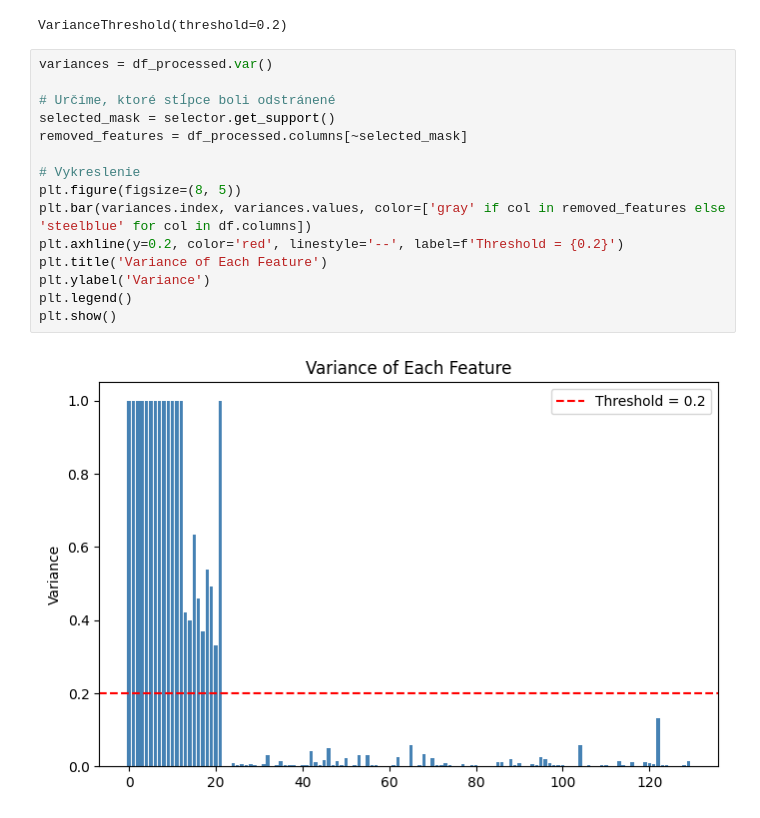
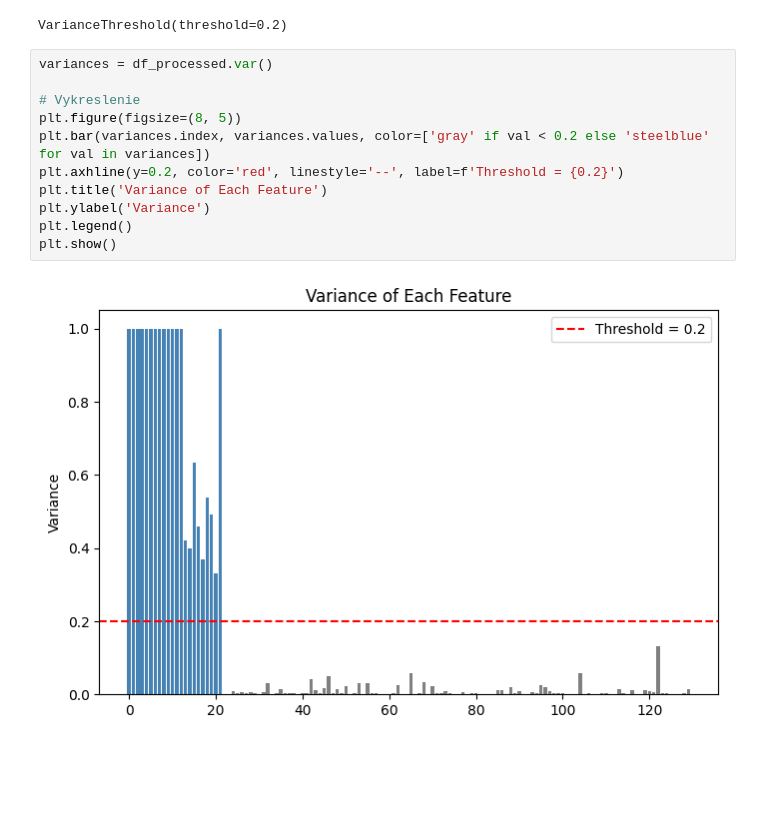
Before and after one commit to Michzru/Critical-oxygen-saturation-estimation, a Jupyter notebook: phase_2.ipynb, the cells around one changed output. Cells and saved outputs as stored; diff of their text form; blank space fills up the shorter version.

Commit message:
h2- feature selection - fixing graphs

```diff
--- a/phase_2.ipynb
+++ b/phase_2.ipynb
@@ -390,17 +391,13 @@ VarianceThreshold(threshold=0.2)
 # %%
 variances = df_processed.var()
 
-# Určíme, ktoré stĺpce boli odstránené
-selected_mask = selector.get_support()
-removed_features = df_processed.columns[~selected_mask]
-
 # Vykreslenie
 plt.figure(figsize=(8, 5))
-plt.bar(variances.index, variances.values, color=['gray' if col in removed_features else 'steelblue' for col in df.columns])
+plt.bar(variances.index, variances.values, color=['gray' if val < 0.2 else 'steelblue'  for val in variances])
 plt.axhline(y=0.2, color='red', linestyle='--', label=f'Threshold = {0.2}')
 plt.title('Variance of Each Feature')
 plt.ylabel('Variance')
 plt.legend()
 plt.show()
 # %% [output]
-[figure, old version]
+[figure, new version]
```
Also changed, not shown: parts of 6 cells of this notebook.
